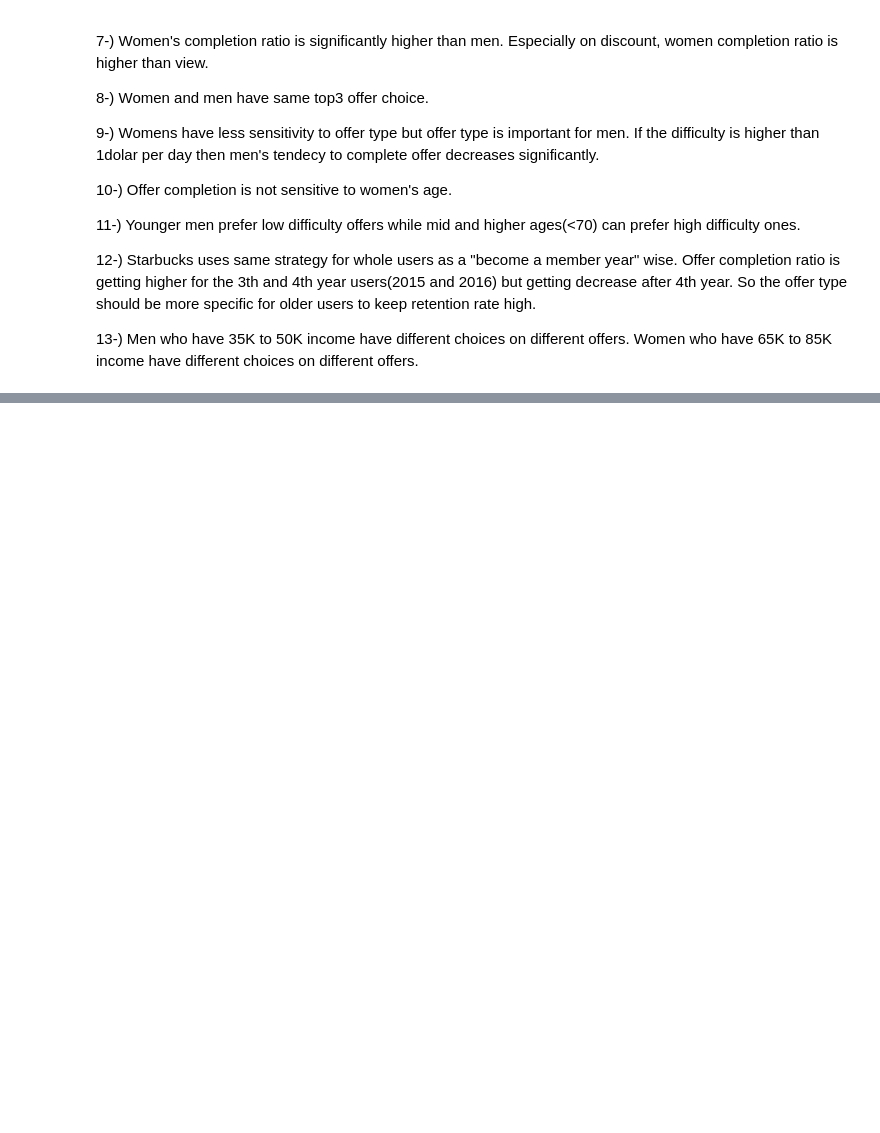
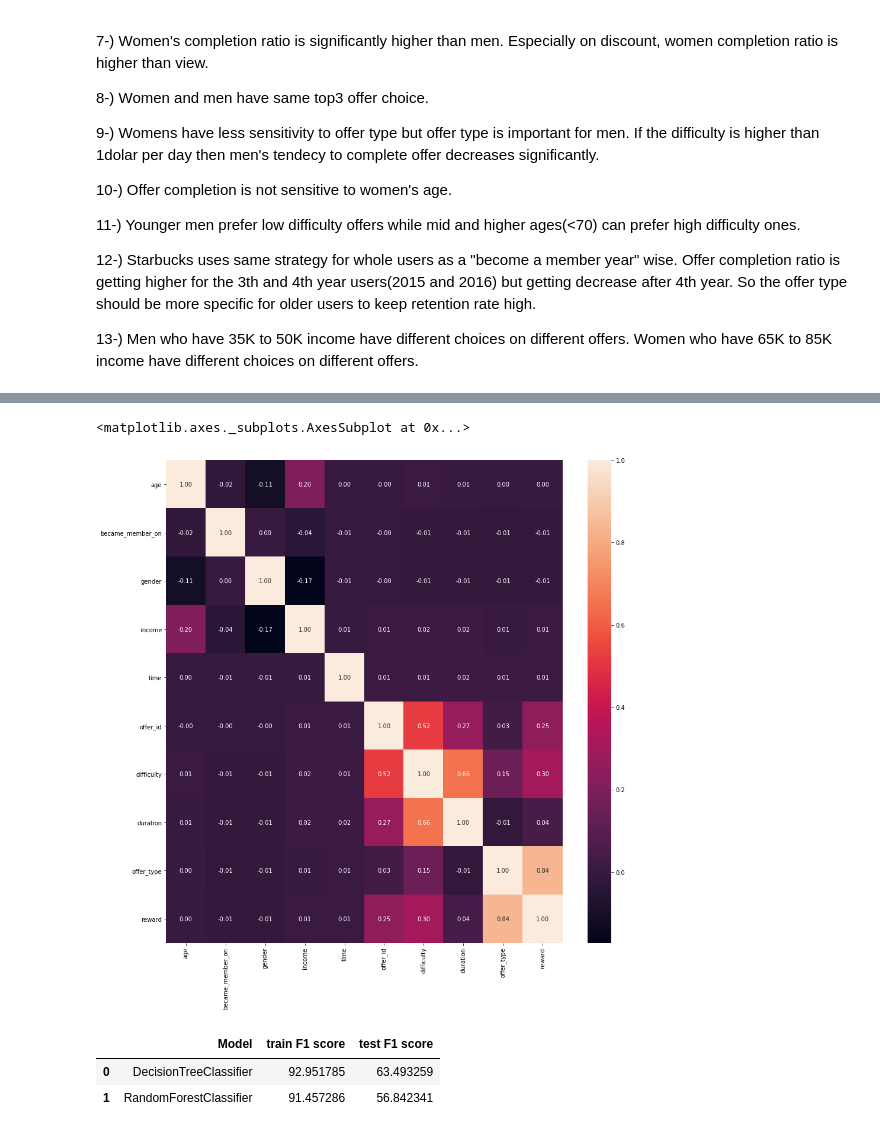
Before and after one commit to mdurus/Starbucks-Project, a Jupyter notebook: Starbucks_Capstone_notebook.ipynb, the cells around one changed output, grey strips where cells are left out. Saved outputs shown, nothing was run; the diff lists cells and outputs as text; code cells hidden in the pictures; blank space fills up the shorter version.

```diff
--- a/Starbucks_Capstone_notebook.ipynb
+++ b/Starbucks_Capstone_notebook.ipynb
@@ -1091,0 +1297,42 @@ Focus on offer 7,8,5 and 1 in general. Retention rate is higher.
+# %%
+scaler = MinMaxScaler()
+
+def testandtrain(X,y,category=False, channel =False):
+
+    X_train, X_test, y_train, y_test = train_test_split(X, y, test_size=0.33, random_state=42)
+    X_train.shape, X_test.shape, y_train.shape, y_test.shape
+
+    X_train.age = scaler.fit_transform(X_train.age.values.reshape(-1, 1))
+    X_test.age = scaler.fit_transform(X_test.age.values.reshape(-1, 1))
+
+    X_train.became_member_on = scaler.fit_transform(X_train.became_member_on.values.reshape(-1, 1))
+    X_test.became_member_on = scaler.fit_transform(X_test.became_member_on.values.reshape(-1, 1))
+
+    X_train.income = scaler.fit_transform(X_train.income.values.reshape(-1, 1))
+    X_test.income = scaler.fit_transform(X_test.income.values.reshape(-1, 1))
+
+    X_train.time = scaler.fit_transform(X_train.time.values.reshape(-1, 1))
+    X_test.time = scaler.fit_transform(X_test.time.values.reshape(-1, 1))
+
+    X_train.offer_id = scaler.fit_transform(X_train.offer_id.values.reshape(-1, 1))
+    X_test.offer_id = scaler.fit_transform(X_test.offer_id.values.reshape(-1, 1))
+
+    X_train.difficulty = scaler.fit_transform(X_train.difficulty.values.reshape(-1, 1))
+    X_test.difficulty = scaler.fit_transform(X_test.difficulty.values.reshape(-1, 1))
+
+    X_train.duration = scaler.fit_transform(X_train.duration.values.reshape(-1, 1))
+    X_test.duration = scaler.fit_transform(X_test.duration.values.reshape(-1, 1))
+
+    X_train.reward = scaler.fit_transform(X_train.reward.values.reshape(-1, 1))
+    X_test.reward = scaler.fit_transform(X_test.reward.values.reshape(-1, 1))
+
+    X_train.gender = scaler.fit_transform(X_train.gender.values.reshape(-1, 1))
+    X_test.gender = scaler.fit_transform(X_test.gender.values.reshape(-1, 1))
+
+    X_train.offer_type = scaler.fit_transform(X_train.offer_type.values.reshape(-1, 1))
+    X_test.offer_type = scaler.fit_transform(X_test.offer_type.values.reshape(-1, 1))
+
+
+    return X_train, X_test, y_train, y_test
+
+X_train, X_test, y_train, y_test = testandtrain(X,y)
@@ -1091,0 +1373,6 @@ Focus on offer 7,8,5 and 1 in general. Retention rate is higher.
+# %%
+fig, ax = plt.subplots(figsize=(15,15))
+sns.heatmap(X_test.corr(method="kendall"),annot = True,fmt = "0.2f")
+# %% [output]
+<matplotlib.axes._subplots.AxesSubplot at 0x...>
+[figure, added]
@@ -1091,0 +1394,11 @@ Focus on offer 7,8,5 and 1 in general. Retention rate is higher.
+# %%
+models = {'Model': ['DecisionTreeClassifier','RandomForestClassifier'],
+          'train F1 score ':[dtc_train_f1_score, rfc_train_f1_score],
+          'test F1 score': [dtc_test_f1_score, rfc_test_f1_score] }
+
+results = pd.DataFrame(models)
+results
+# %% [output]
+|  | Model | train F1 score | test F1 score |
+| 0 | DecisionTreeClassifier | 92.951785 | 63.493259 |
+| 1 | RandomForestClassifier | 91.457286 | 56.842341 |
```
Also changed, not shown: parts of 39 cells of this notebook.
